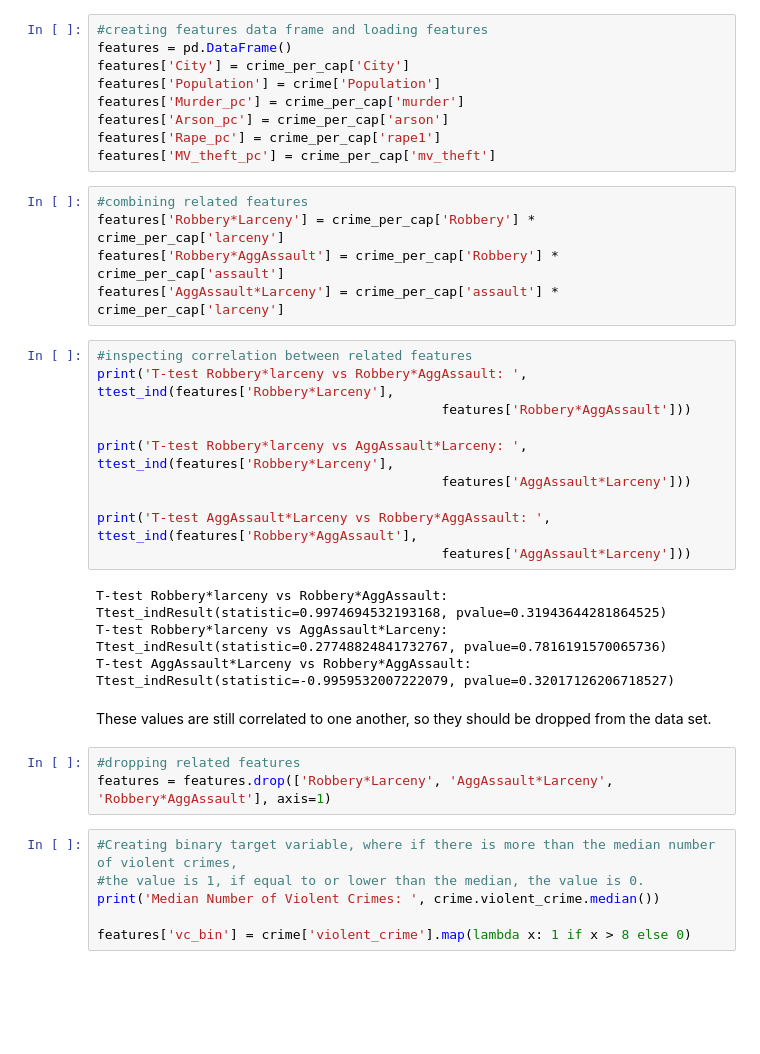
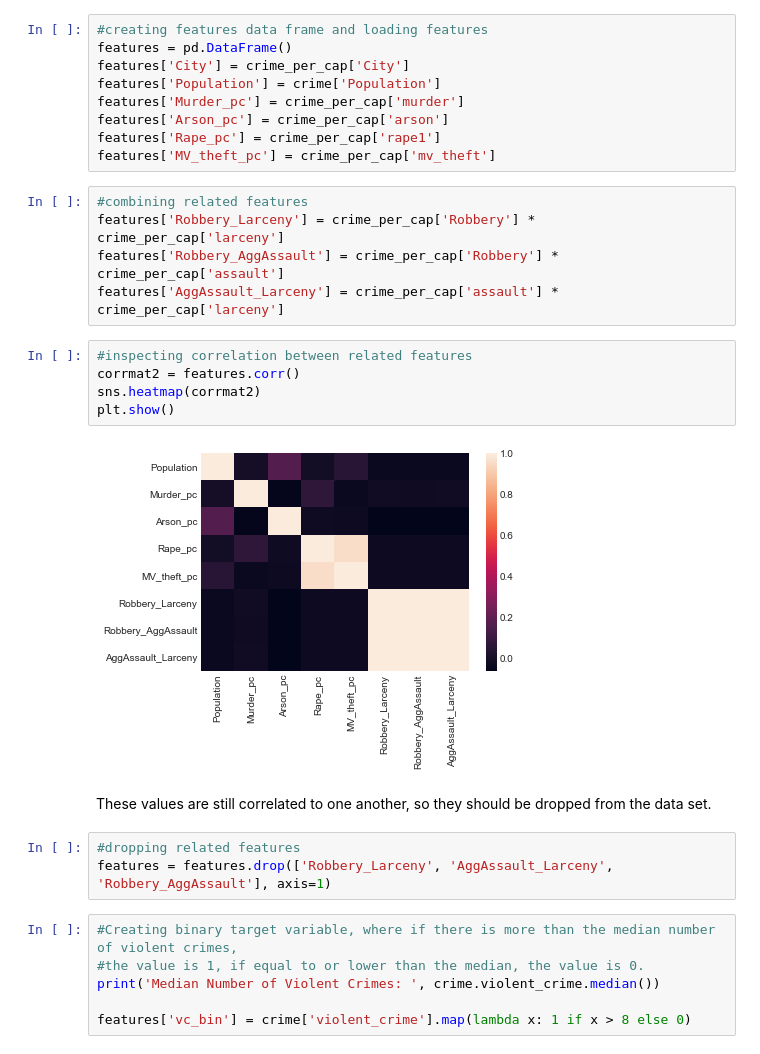
Before and after one commit to ephs08kmp/Thinkful_Challenges, a Jupyter notebook: 3.3.4 Challenge Advanced Regression - Crime Data.ipynb, the cells around one changed output. Drawn from its saved outputs; the diff is of its cells as text; blank space fills up the shorter version.

```diff
--- a/3.3.4 Challenge Advanced Regression - Crime Data.ipynb
+++ b/3.3.4 Challenge Advanced Regression - Crime Data.ipynb
@@ -211,28 +211,21 @@ features['Rape_pc'] = crime_per_cap['rape1']
 features['MV_theft_pc'] = crime_per_cap['mv_theft']
 # %%
 #combining related features
-features['Robbery*Larceny'] = crime_per_cap['Robbery'] * crime_per_cap['larceny']
-features['Robbery*AggAssault'] = crime_per_cap['Robbery'] * crime_per_cap['assault']
-features['AggAssault*Larceny'] = crime_per_cap['assault'] * crime_per_cap['larceny']
+features['Robbery_Larceny'] = crime_per_cap['Robbery'] * crime_per_cap['larceny']
+features['Robbery_AggAssault'] = crime_per_cap['Robbery'] * crime_per_cap['assault']
+features['AggAssault_Larceny'] = crime_per_cap['assault'] * crime_per_cap['larceny']
-# %%
-#inspecting correlation between related features
-print('T-test Robbery*larceny vs Robbery*AggAssault: ', ttest_ind(features['Robbery*Larceny'],
-                                            features['Robbery*AggAssault']))
-
-print('T-test Robbery*larceny vs AggAssault*Larceny: ', ttest_ind(features['Robbery*Larceny'],
-                                            features['AggAssault*Larceny']))
-
-print('T-test AggAssault*Larceny vs Robbery*AggAssault: ', ttest_ind(features['Robbery*AggAssault'],
-                                            features['AggAssault*Larceny']))
-# %% [output]
-T-test Robbery*larceny vs Robbery*AggAssault:  Ttest_indResult(statistic=0.9974694532193168, pvalue=0.31943644281864525)
-T-test Robbery*larceny vs AggAssault*Larceny:  Ttest_indResult(statistic=0.27748824841732767, pvalue=0.7816191570065736)
-T-test AggAssault*Larceny vs Robbery*AggAssault:  Ttest_indResult(statistic=-0.9959532007222079, pvalue=0.32017126206718527)
+# %%
+#inspecting correlation between related features
+corrmat2 = features.corr()
+sns.heatmap(corrmat2)
+plt.show()
+# %% [output]
+[figure, added]
 # %% [markdown]
 These values are still correlated to one another, so they should be dropped from the data set.
 # %%
 #dropping related features
-features = features.drop(['Robbery*Larceny', 'AggAssault*Larceny', 'Robbery*AggAssault'], axis=1)
+features = features.drop(['Robbery_Larceny', 'AggAssault_Larceny', 'Robbery_AggAssault'], axis=1)
 # %%
 #Creating binary target variable, where if there is more than the median number of violent crimes,
 #the value is 1, if equal to or lower than the median, the value is 0.
```
Also changed, not shown: parts of 20 cells of this notebook.
